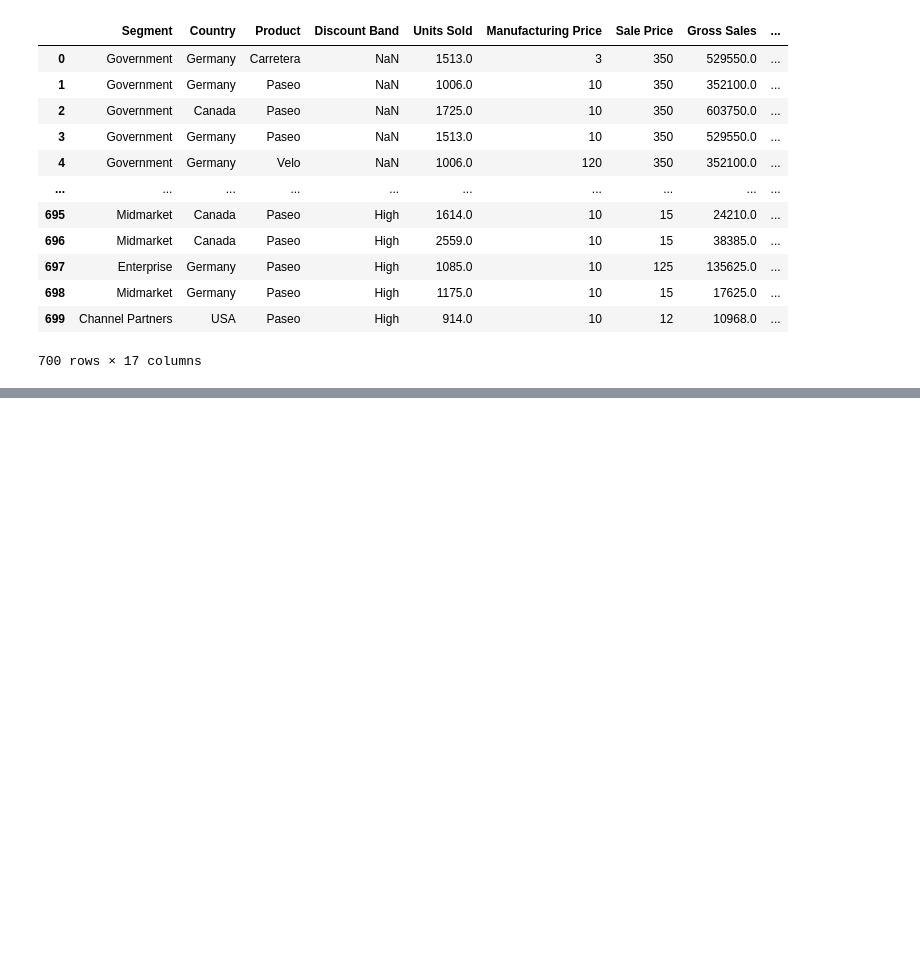
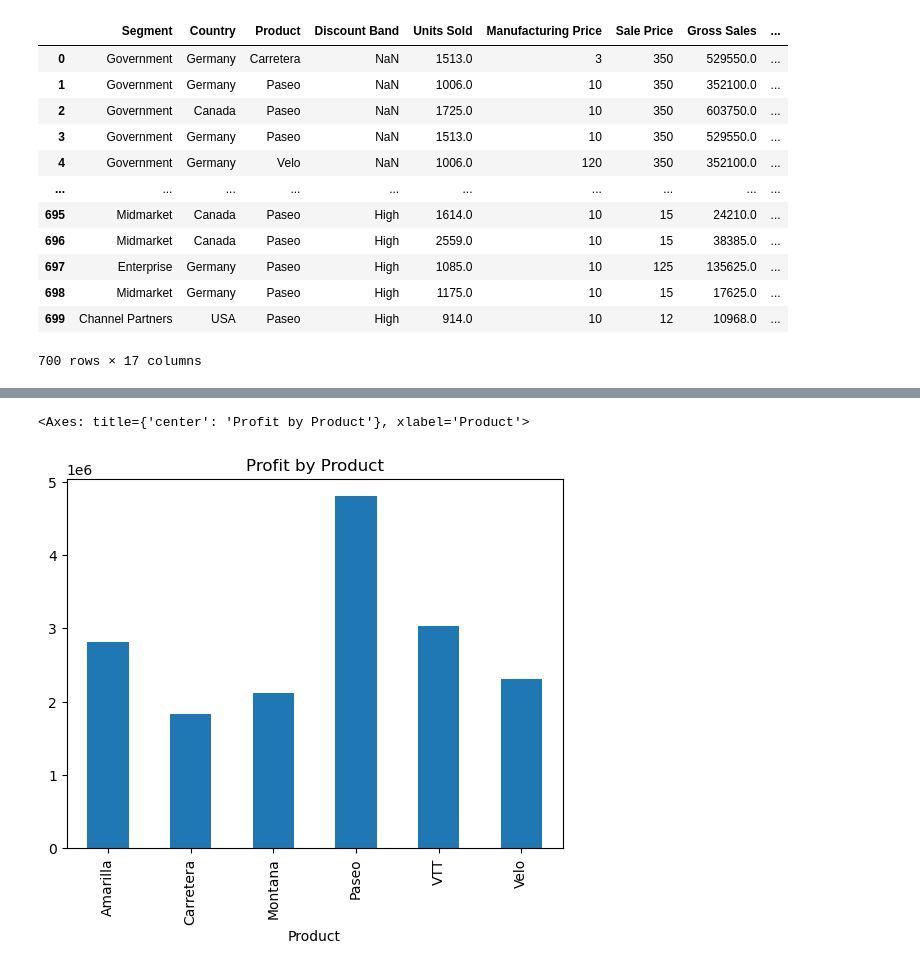
Before and after one commit to eoquessada/product_sales, a Jupyter notebook: sales_analysis.ipynb, the cells around one changed output, grey strips where cells are left out. Drawn from its saved outputs; the diff is of its cells as text; code cells hidden in the pictures; blank space fills up the shorter version.

```diff
--- a/sales_analysis.ipynb
+++ b/sales_analysis.ipynb
@@ -38,0 +61,6 @@ sales_dataframe
+# %%
+profit_by_product = sales_dataframe.groupby('Product')['Profit'].sum()
+profit_by_product.plot(kind='bar', title='Profit by Product')
+# %% [output]
+<Axes: title={'center': 'Profit by Product'}, xlabel='Product'>
+[figure, added]
```
Also changed, not shown: parts of 5 cells of this notebook.
